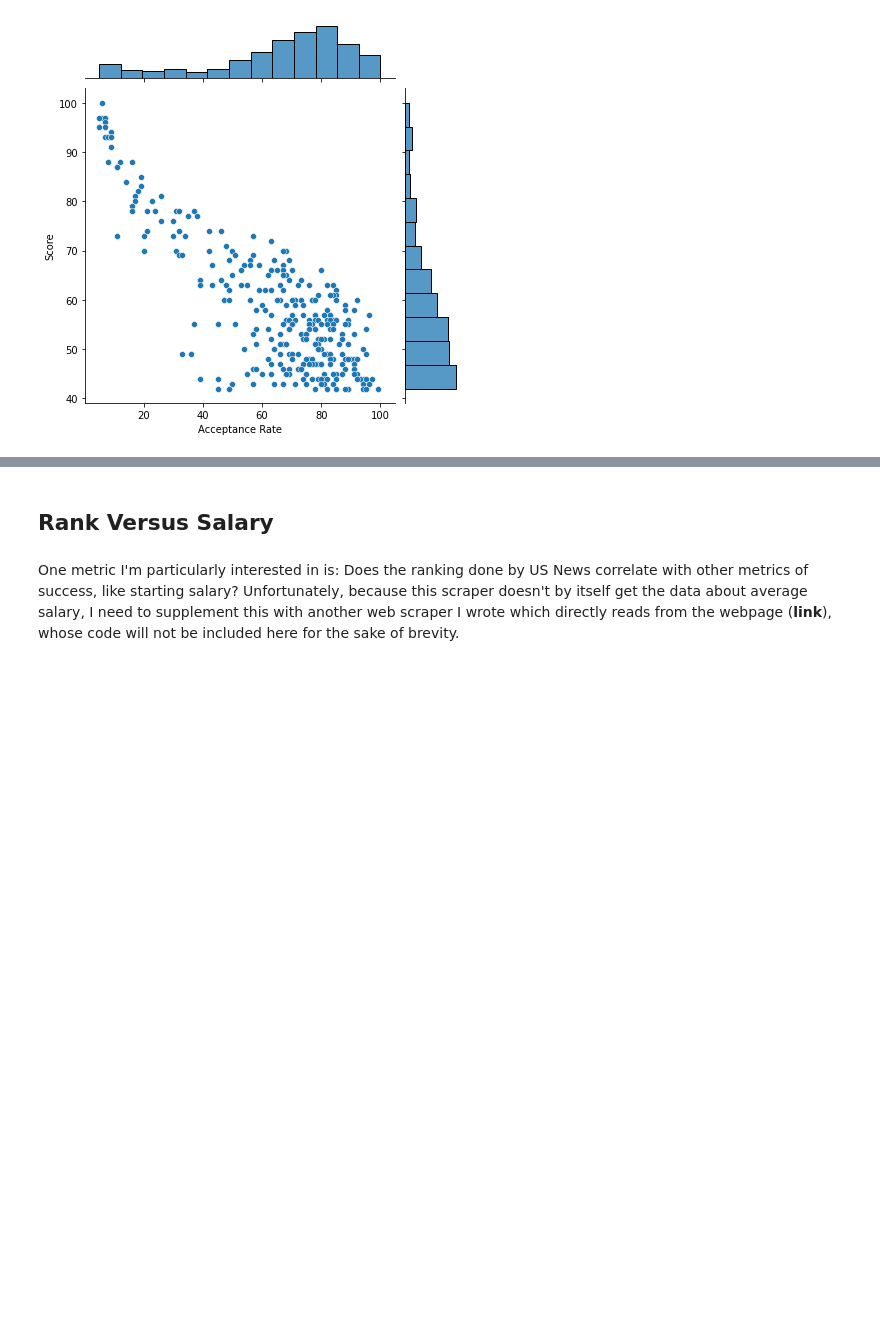
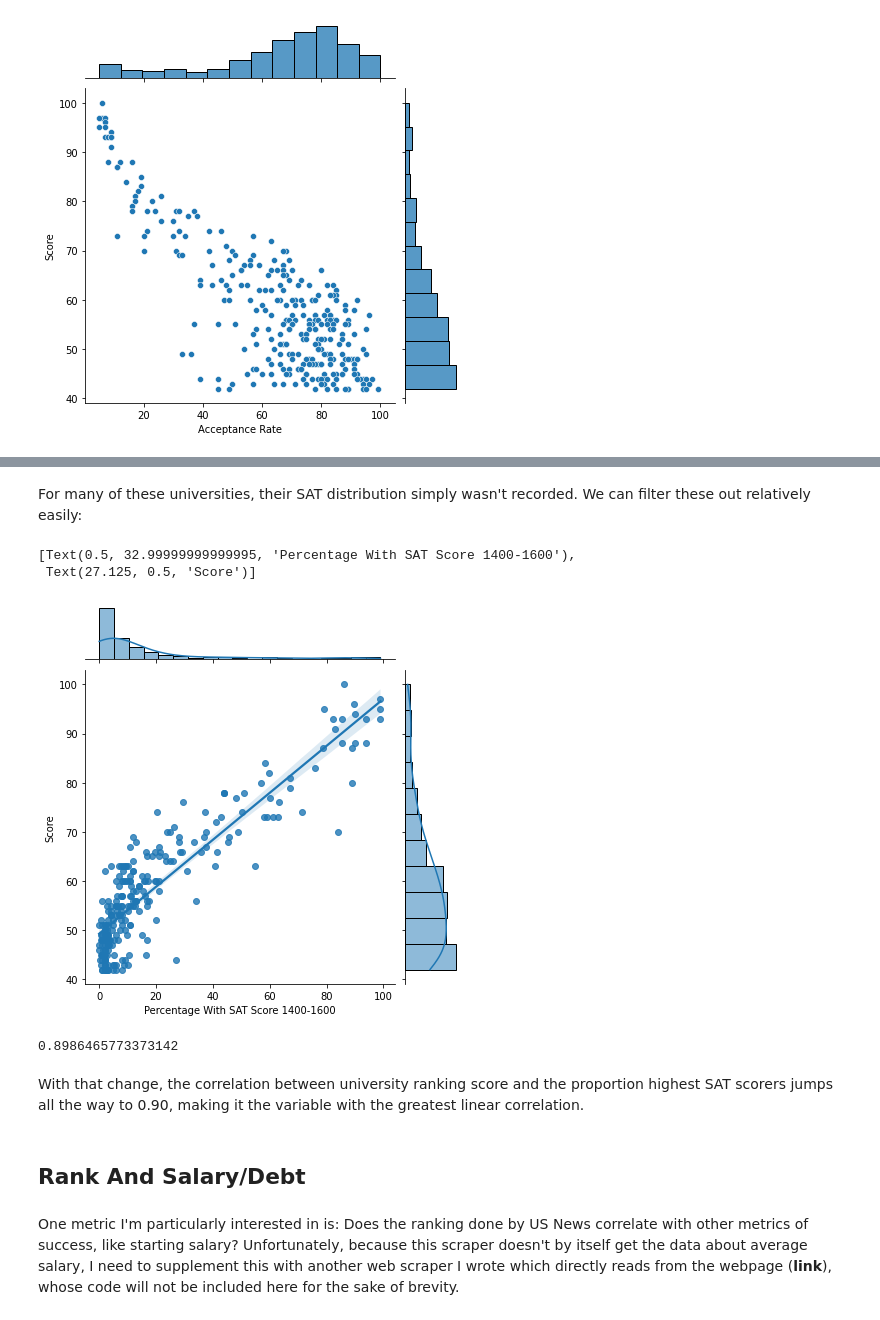
Before and after one commit to Aurathic/USNews-Colleges-Web-Scraper, a Jupyter notebook: python_web_scraper/web_scraping_2.ipynb, the cells around one changed output, grey strips where cells are left out. Drawn from its saved outputs; the diff is of its cells as text; code cells hidden in the pictures; blank space fills up the shorter version.

```diff
--- a/python_web_scraper/web_scraping_2.ipynb
+++ b/python_web_scraper/web_scraping_2.ipynb
@@ -570,5 +572,21 @@ After graphing, we can see some stray 0s in the SAT score graph, indicating an i
+# %% [markdown]
+For many of these universities, their SAT distribution simply wasn't recorded. We can filter these out relatively easily:
+# %%
+univ_df_num_sat = univ_df_num[univ_df_num.filter(regex="gSat1600ScaleChart").sum(axis=1) > 99]
+jp1 = sns.jointplot(x="gSat1600ScaleChart_satGridRng1600",y="vDisplayScoreInt", kind="reg", data=univ_df_num_sat)
+jp1.figure.axes[0].set(xlabel="Percentage With SAT Score 1400-1600", ylabel="Score")
+# %% [output]
+[Text(0.5, 32.99999999999995, 'Percentage With SAT Score 1400-1600'),
+ Text(27.125, 0.5, 'Score')]
+[figure, added]
+# %%
+univ_df_num_sat.corr()["gSat1600ScaleChart_satGridRng1600"]["vDisplayScoreInt"]
+# %% [output]
+0.8986465773373142
+# %% [markdown]
+With that change, the correlation between university ranking score and the proportion highest SAT scorers jumps all the way to 0.90, making it the variable with the greatest linear correlation.
 # %% [markdown]
-## Rank Versus Salary
+## Rank And Salary/Debt
 # %% [markdown]
 One metric I'm particularly interested in is: Does the ranking done by US News correlate with other metrics of success, like starting salary? Unfortunately, because this scraper doesn't by itself get the data about average salary, I need to supplement this with another web scraper I wrote which directly reads from the webpage (**link**), whose code will not be included here for the sake of brevity.
 # %%
```
Also changed, not shown: parts of 24 cells of this notebook, 1 other file.
